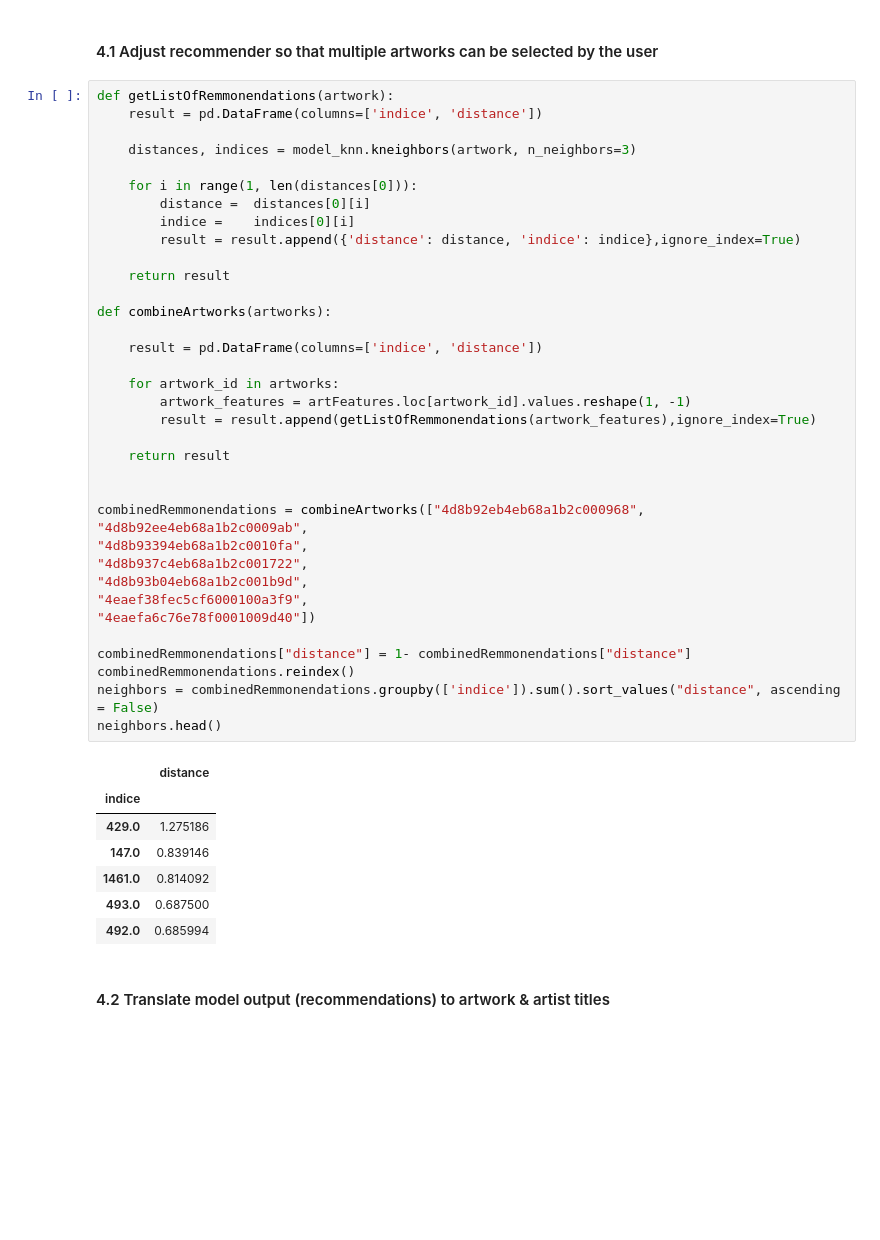
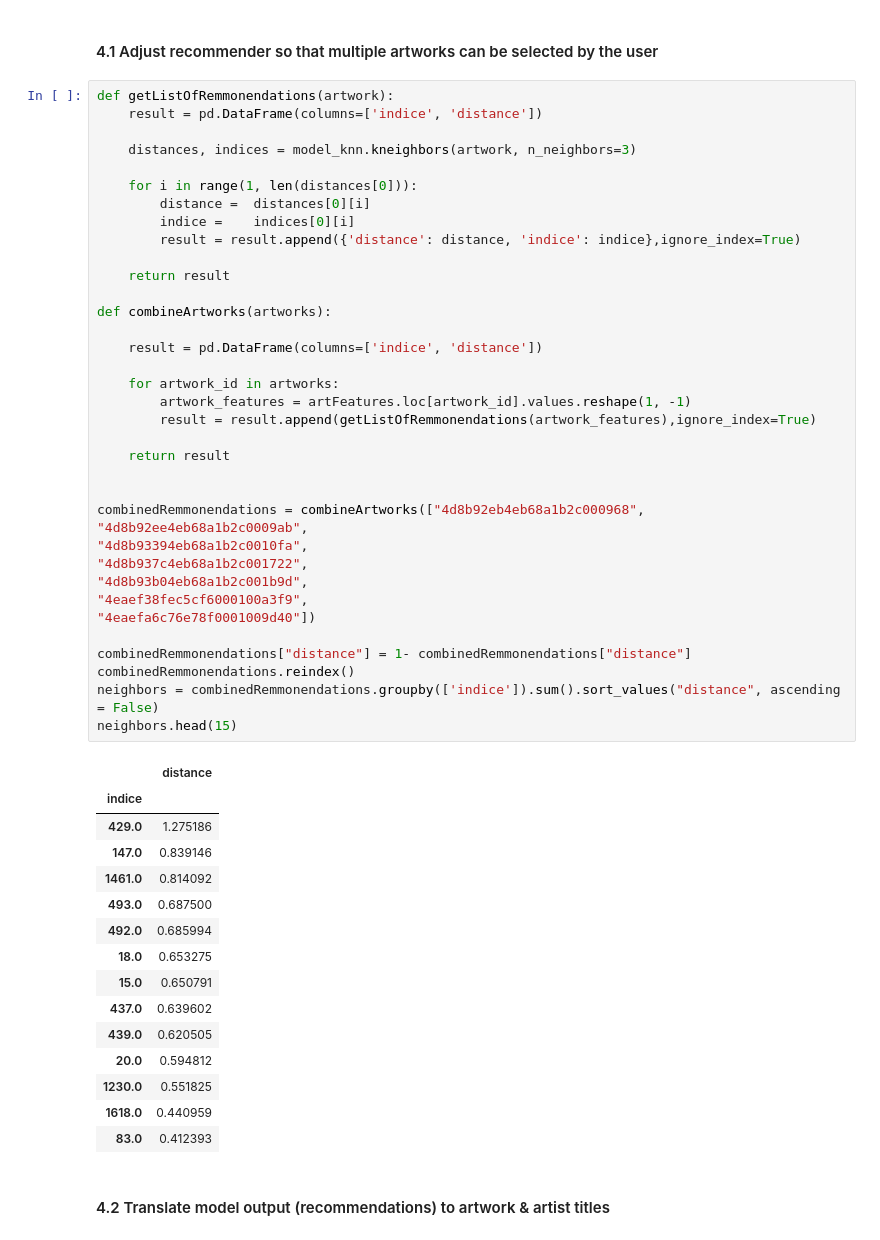
Before and after one commit to sabrinarubert/artRecommender, a Jupyter notebook: 01_Notebooks/art_recommender.ipynb, the cells around one changed output. Cells and saved outputs as stored; diff of their text form; blank space fills up the shorter version.

```diff
--- a/01_Notebooks/art_recommender.ipynb
+++ b/01_Notebooks/art_recommender.ipynb
@@ -273,34 +273,42 @@ def getListOfRemmonendations(artwork):
 def combineArtworks(artworks):
 
     result = pd.DataFrame(columns=['indice', 'distance'])
 
     for artwork_id in artworks:
         artwork_features = artFeatures.loc[artwork_id].values.reshape(1, -1)
         result = result.append(getListOfRemmonendations(artwork_features),ignore_index=True)
 
     return result
 
 
 combinedRemmonendations = combineArtworks(["4d8b92eb4eb68a1b2c000968",
 "4d8b92ee4eb68a1b2c0009ab",
 "4d8b93394eb68a1b2c0010fa",
 "4d8b937c4eb68a1b2c001722",
 "4d8b93b04eb68a1b2c001b9d",
 "4eaef38fec5cf6000100a3f9",
 "4eaefa6c76e78f0001009d40"])
 
 combinedRemmonendations["distance"] = 1- combinedRemmonendations["distance"]
 combinedRemmonendations.reindex()
 neighbors = combinedRemmonendations.groupby(['indice']).sum().sort_values("distance", ascending = False)
-neighbors.head()
+neighbors.head(15)
 # %% [output]
 |  | distance |
 | indice |  |
 | 429.0 | 1.275186 |
 | 147.0 | 0.839146 |
 | 1461.0 | 0.814092 |
 | 493.0 | 0.687500 |
 | 492.0 | 0.685994 |
+| 18.0 | 0.653275 |
+| 15.0 | 0.650791 |
+| 437.0 | 0.639602 |
+| 439.0 | 0.620505 |
+| 20.0 | 0.594812 |
+| 1230.0 | 0.551825 |
+| 1618.0 | 0.440959 |
+| 83.0 | 0.412393 |
 # %% [markdown]
 #### 4.2 Translate model output (recommendations) to artwork & artist titles
 # %%
```
Also changed, not shown: parts of 1 cell of this notebook.
